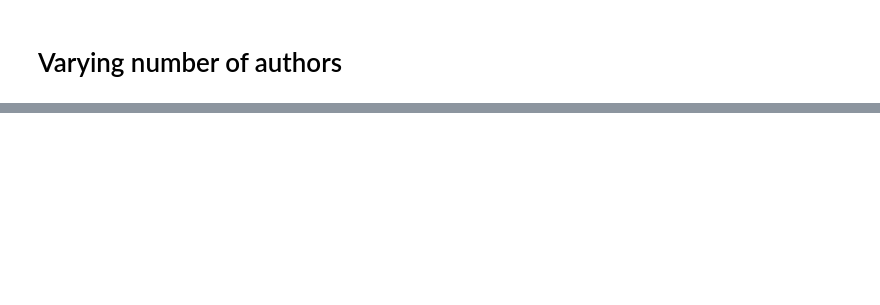
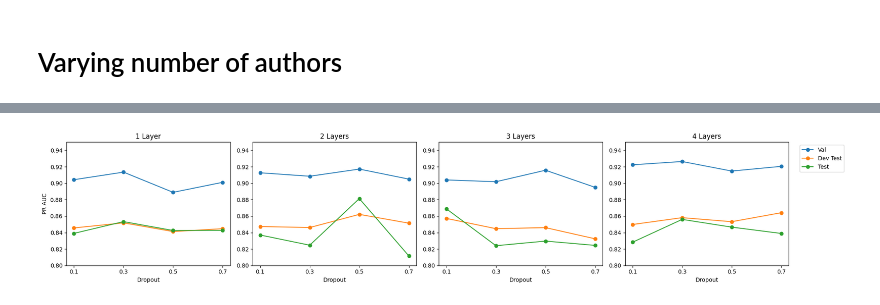
Before and after one commit to tanmay4269/Collaboration-Prediction-Using-GNN, a Jupyter notebook: experiments.ipynb, the cells around one changed output, grey strips where cells are left out. Drawn from its saved outputs; the diff is of its cells as text; code cells hidden in the pictures; blank space fills up the shorter version.

```diff
--- a/experiments.ipynb
+++ b/experiments.ipynb
@@ -235,0 +303,41 @@ Final Test:
+# %%
+import matplotlib.pyplot as plt
+
+# Dropout values
+dropouts = [0.1, 0.3, 0.5, 0.7]
+
+# PR AUC means for Val, Dev Test, Test
+pr_val = [0.9043, 0.9135, 0.8889, 0.9011, 0.9127, 0.9085, 0.9172, 0.9050,
+          0.9040, 0.9018, 0.9158, 0.8950, 0.9224, 0.9264, 0.9148, 0.9205]
+pr_dev = [0.8456, 0.8518, 0.8412, 0.8447, 0.8473, 0.8461, 0.8621, 0.8514,
+          0.8572, 0.8447, 0.8460, 0.8324, 0.8498, 0.8581, 0.8532, 0.8641]
+pr_test = [0.8390, 0.8533, 0.8425, 0.8426, 0.8370, 0.8246, 0.8813, 0.8115,
+           0.8689, 0.8240, 0.8296, 0.8244, 0.8282, 0.8560, 0.8466, 0.8389]
+
+# Create a figure with 4 subplots side by side
+fig, axes = plt.subplots(1, 4, figsize=(20, 4))
+
+# Plot for each layer configuration
+for layer in range(1, 5):
+    start = (layer - 1) * 4
+    end = start + 4
+    ax = axes[layer-1]
+
+    ax.plot(dropouts, pr_val[start:end], marker='o', label='Val')
+    ax.plot(dropouts, pr_dev[start:end], marker='o', label='Dev Test')
+    ax.plot(dropouts, pr_test[start:end], marker='o', label='Test')
+
+    ax.set_ylim(0.8, 0.95)
+
+    ax.set_xlabel('Dropout')
+    if layer == 1:  # Only add y-label to first subplot
+        ax.set_ylabel('PR AUC')
+    ax.set_title(f'{layer} Layer{"s" if layer > 1 else ""}')
+    ax.set_xticks(dropouts)
+    if layer == 4:  # Only add legend to last subplot
+        ax.legend(bbox_to_anchor=(1.05, 1), loc='upper left')
+
+plt.tight_layout()
+plt.show()
+# %% [output]
+[figure, added]
```
Also changed, not shown: parts of 17 cells of this notebook, 9 other files.
